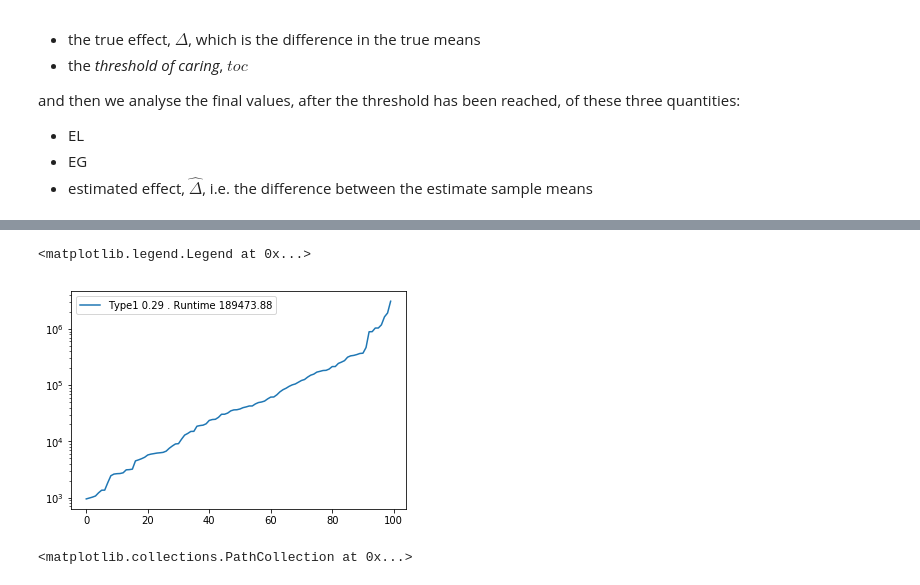
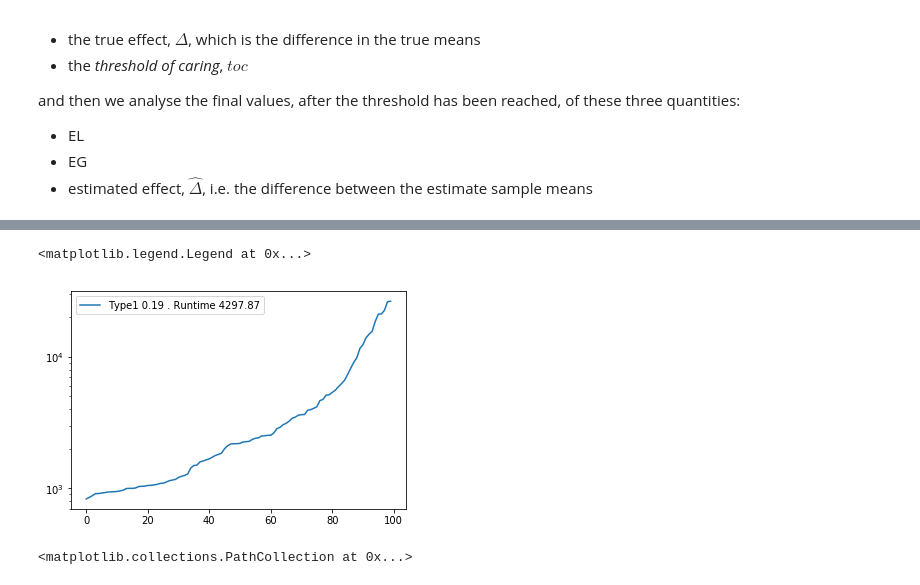
Before and after one commit to aaronmcdaid/bayesian.risk, a Jupyter notebook: notebooks/Using the Ratio Of Expected Gain to Expected Loss (REGEL) for fast A-B testing.ipynb, the cells around one changed output, grey strips where cells are left out. Cells and saved outputs as stored; diff of their text form; code cells hidden in the pictures.

Commit message:
itertuples

```diff
--- a/notebooks/Using the Ratio Of Expected Gain to Expected Loss (REGEL) for fast A-B testing.ipynb
+++ b/notebooks/Using the Ratio Of Expected Gain to Expected Loss (REGEL) for fast A-B testing.ipynb
@@ -108,8 +108,8 @@ and then we analyse the final values, after the threshold has been reached, of t
 # Note: this function ensures that each variant has at least 100 observations
 def many_simulations_to_the_stopping_condition(runs, stopping_condition, true_difference, true_stdev, weights):
 
-    def _one_simulation(simulation_number):
-        print(simulation_number, end=' ')
+    def _one_simulation(run):
+        print(run, end=' ')
         sim = one_simulation_until_stopping_condition(
             weights = weights,
             # the absolute value of the means doesn't matter, just the difference between them
@@ -119,10 +119,10 @@ def many_simulations_to_the_stopping_condition(runs, stopping_condition, true_di
             min_sample_size = 100,
         )
         data_to_keep = sim[['total_sample_size', 'expected_loss', 'expected_gain']].copy()
-        data_to_keep['simulation#'] = simulation_number
+        data_to_keep['run'] = run
         return data_to_keep
 
-    many_runs = [_one_simulation(simulation_number) for simulation_number in range(runs)]
+    many_runs = [_one_simulation(run) for run in range(runs)]
     print()
     return pd.concat(many_runs).reset_index(drop=True)
 # %%
@@ -130,13 +130,10 @@ stopping_condition = """expected_loss > -0.001 | expected_gain < 0.01"""
 
 is_ups = []
 sample_sizes = []
-%time df = many_simulations_to_the_stopping_condition(100, stopping_condition, 0, 8, [0.10, 0.90])
-x = df.query(stopping_condition).groupby('simulation#').tail(1)
-for i in range(x.shape[0]):
-    last_row = x.iloc[i]
+%time df = many_simulations_to_the_stopping_condition(100, stopping_condition, 0, 1, [0.10, 0.90])
+last_rows = df.query(stopping_condition).groupby('run').tail(1)
+for last_row in last_rows.itertuples():
     is_up = (last_row.expected_loss / -0.001) < (last_row.expected_gain /  0.01)
-    #print()
-    #print(sim, is_up)
     assert last_row.expected_loss > -0.001 or last_row.expected_gain < 0.01
     if is_up:
         assert last_row.expected_loss > -0.001
@@ -155,5 +152,5 @@ Wall time: 1min 2s
 <matplotlib.legend.Legend at 0x...>
-[figure, old version]
+[figure, new version]
 # %%
 for_scatter = df.groupby('simulation#').tail(1)
 ax = plt.gca()
```
Also changed, not shown: parts of 1 cell of this notebook.
